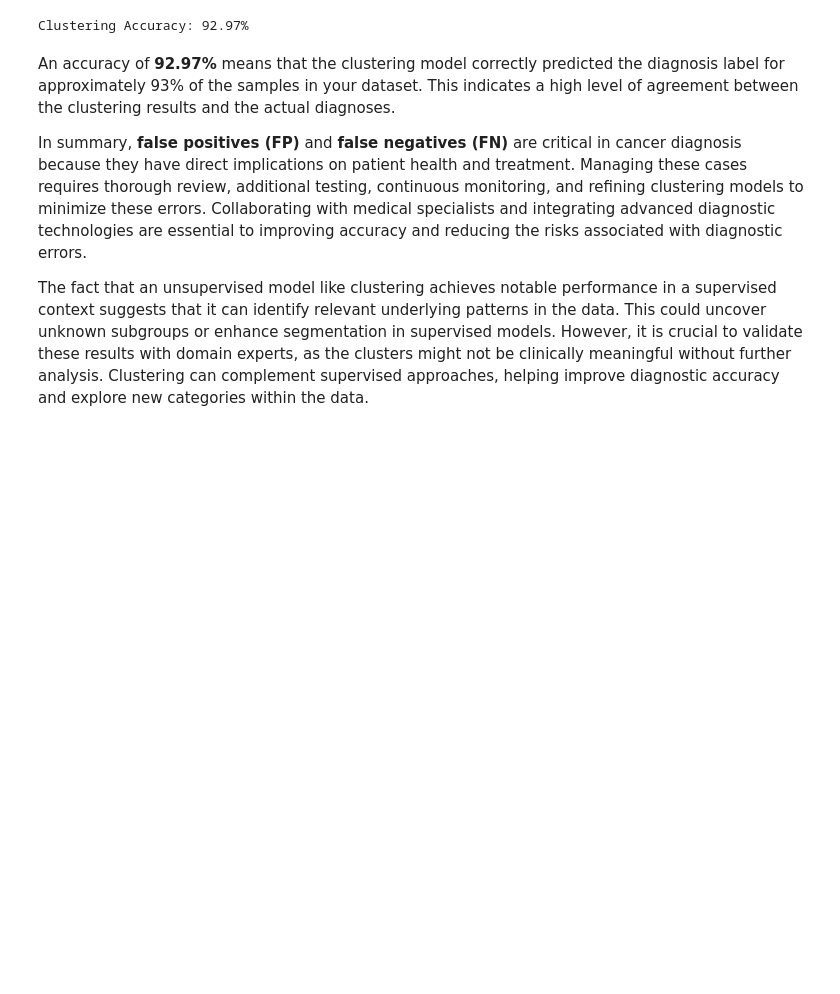
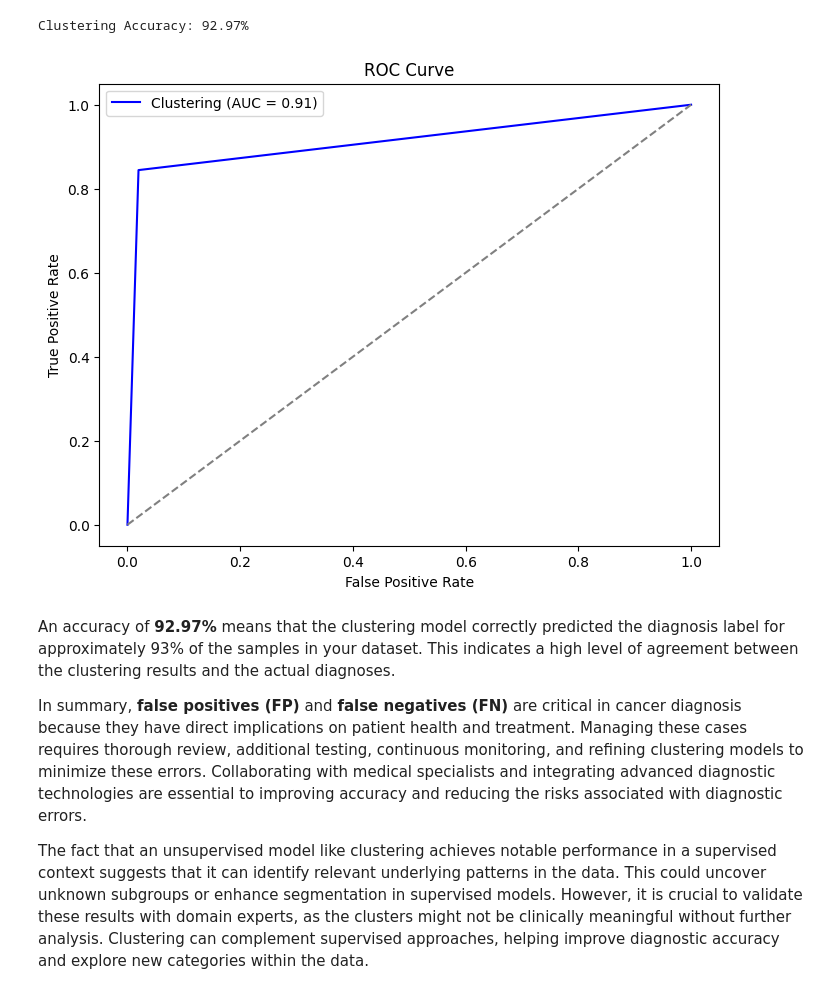
Before and after one commit to mateopereze/ml-tumor-diagnosis, a Jupyter notebook: unsupervised/pca_clustering.ipynb, the cells around one changed output. Drawn from its saved outputs; the diff is of its cells as text; code cells hidden in the pictures; blank space fills up the shorter version.

```diff
--- a/unsupervised/pca_clustering.ipynb
+++ b/unsupervised/pca_clustering.ipynb
@@ -450,0 +460,20 @@ plt.show()
+# %%
+# Calculate evaluation metrics
+accuracy = accuracy_score(y_true, y_pred)
+precision = precision_score(y_true, y_pred, average='weighted')  # For multiclass, use 'weighted' or 'macro'
+recall = recall_score(y_true, y_pred, average='weighted')
+f1 = f1_score(y_true, y_pred, average='weighted')
+
+# ROC-AUC calculation requires probabilities
+# Assuming you have a probability model or a function to generate predicted probabilities per class:
+# Example: y_pred_prob = model.predict_proba(X_test)[:, 1]
+# Replace this with your specific method of calculating probabilities
+y_pred_prob = df_cleaned['Predicted_diagnosis']
+roc_auc = roc_auc_score(y_true, y_pred_prob, multi_class='ovr')
+
+# Step 3: Print results
+print(f"Accuracy: {accuracy:.2f}")
+print(f"Precision: {precision:.2f}")
+print(f"Recall: {recall:.2f}")
+print(f"F1 Score: {f1:.2f}")
+print(f"ROC-AUC: {roc_auc:.2f}")
@@ -481,6 +503,20 @@ print(f"Clustering Accuracy: {accuracy*100:.2f}%")
 # %% [output]
 [figure]
 Clustering Accuracy: 92.97%
+# %%
+# ROC Curve
+fpr, tpr, thresholds = roc_curve(y_true, y_pred_prob)
+
+plt.figure(figsize=(8, 6))
+plt.plot(fpr, tpr, label=f"Clustering (AUC = {roc_auc:.2f})", color="blue")
+plt.plot([0, 1], [0, 1], color="gray", linestyle="--")
+plt.xlabel("False Positive Rate")
+plt.ylabel("True Positive Rate")
+plt.title("ROC Curve")
+plt.legend()
+plt.show()
+# %% [output]
+[figure, added]
 # %% [markdown]
 An accuracy of __92.97%__ means that the clustering model correctly predicted the diagnosis label for approximately 93% of the samples in your dataset. This indicates a high level of agreement between the clustering results and the actual diagnoses.
 
```
Also changed, not shown: parts of 11 cells of this notebook.
